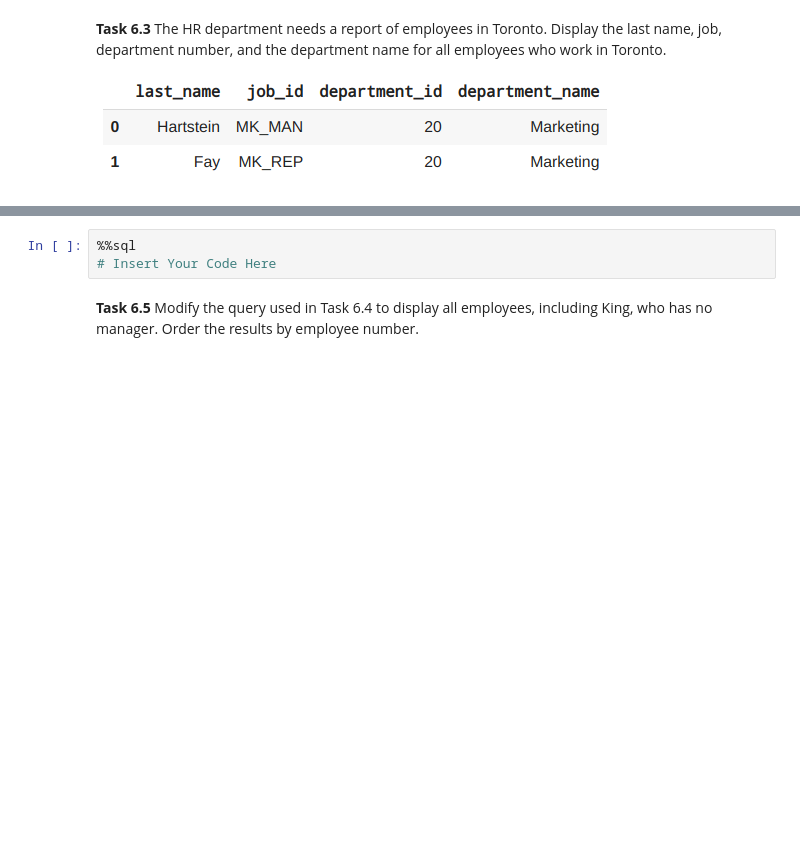
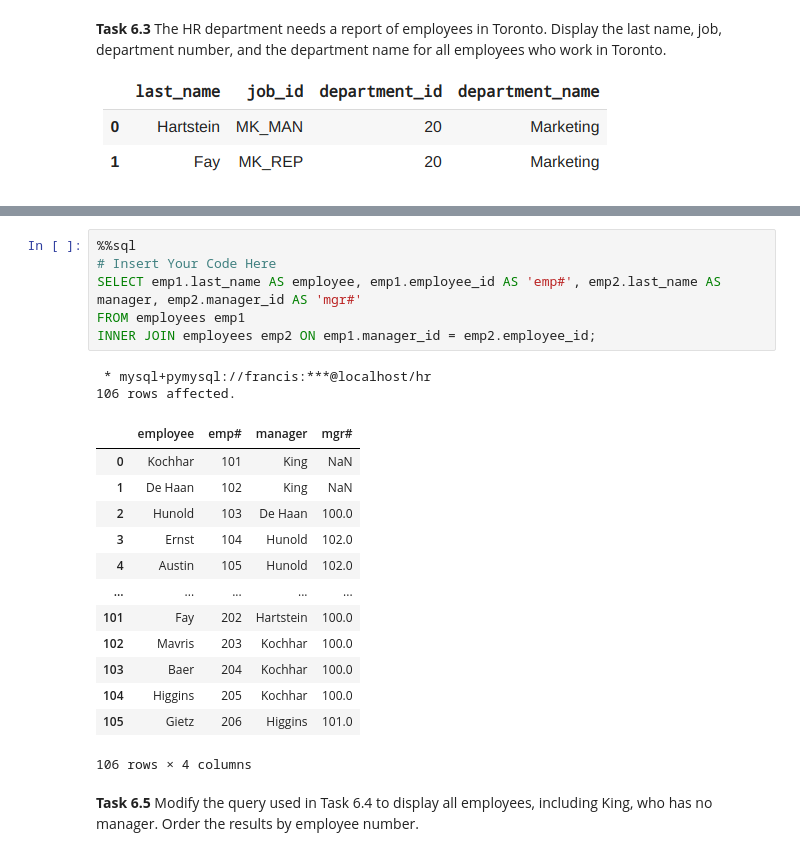
Before and after one commit to Ckodrad/CM3010-Database-Labs, a Jupyter notebook: Labs/MySQL Hand-On Lab.ipynb, the cells around one changed output, grey strips where cells are left out. Cells and saved outputs as stored; diff of their text form; blank space fills up the shorter version.

```diff
--- a/Labs/MySQL Hand-On Lab.ipynb
+++ b/Labs/MySQL Hand-On Lab.ipynb
@@ -656,9 +683,28 @@ the <code>locations</code> and <code>countries</code> tables. Show the departmen
 managers’ last names and manager numbers. Label the columns <code>employee</code>, <code>emp#</code>, <code>manager</code>, and <code>mgr#</code>, respectively.
 
 ![image.png](embedded-picture-1)
-# %%
-%%sql
-# Insert Your Code Here
+# %%
+%%sql
+# Insert Your Code Here
+SELECT emp1.last_name AS employee, emp1.employee_id AS 'emp#', emp2.last_name AS manager, emp2.manager_id AS 'mgr#'
+FROM employees emp1
+INNER JOIN employees emp2 ON emp1.manager_id = emp2.employee_id;
+# %% [output]
+ * mysql+pymysql://francis:***@localhost/hr
+106 rows affected.
+|  | employee | emp# | manager | mgr# |
+| 0 | Kochhar | 101 | King | NaN |
+| 1 | De Haan | 102 | King | NaN |
+| 2 | Hunold | 103 | De Haan | 100.0 |
+| 3 | Ernst | 104 | Hunold | 102.0 |
+| 4 | Austin | 105 | Hunold | 102.0 |
+| ... | ... | ... | ... | ... |
+| 101 | Fay | 202 | Hartstein | 100.0 |
+| 102 | Mavris | 203 | Kochhar | 100.0 |
+| 103 | Baer | 204 | Kochhar | 100.0 |
+| 104 | Higgins | 205 | Kochhar | 100.0 |
+| 105 | Gietz | 206 | Higgins | 101.0 |
+106 rows × 4 columns
 # %% [markdown]
 **Task 6.5** Modify the query used in Task 6.4 to display all employees, including King, who has no manager. Order the results by employee number.
 
```
Also changed, not shown: parts of 10 cells of this notebook.
